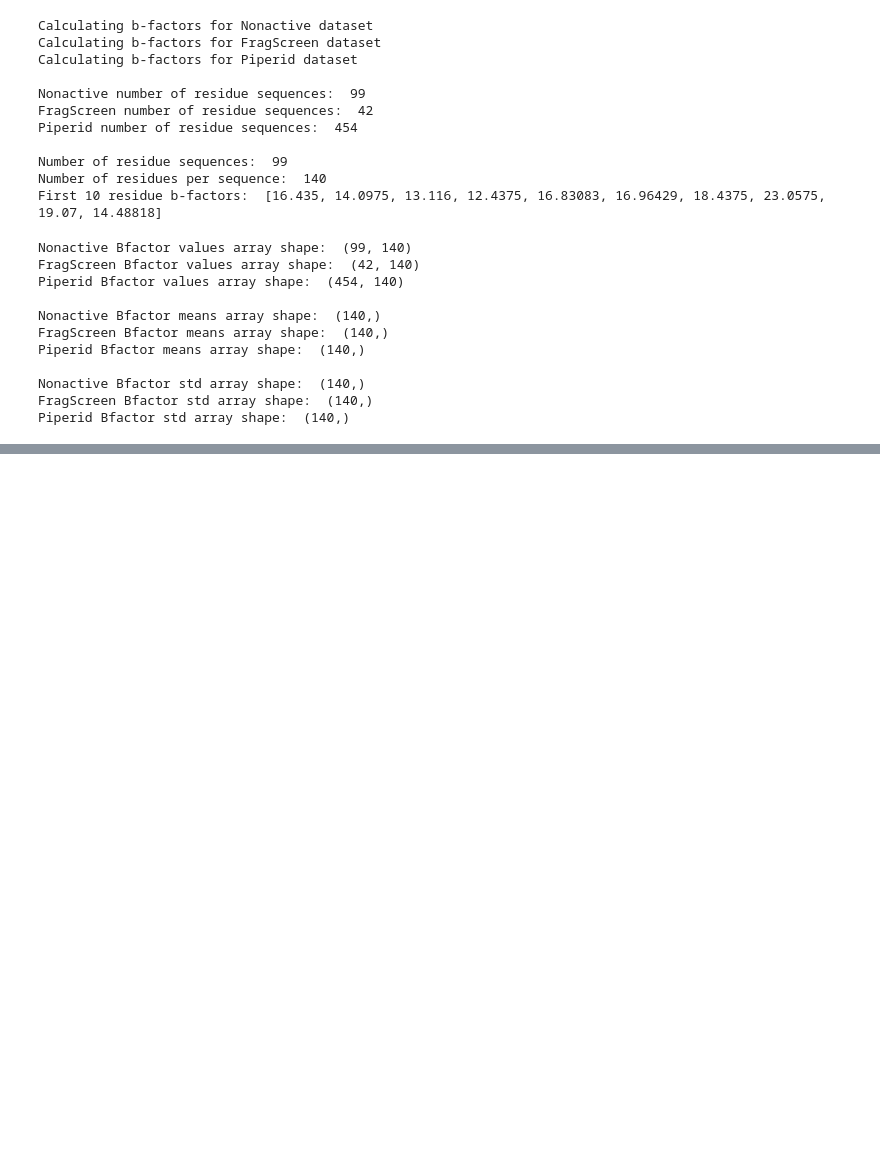
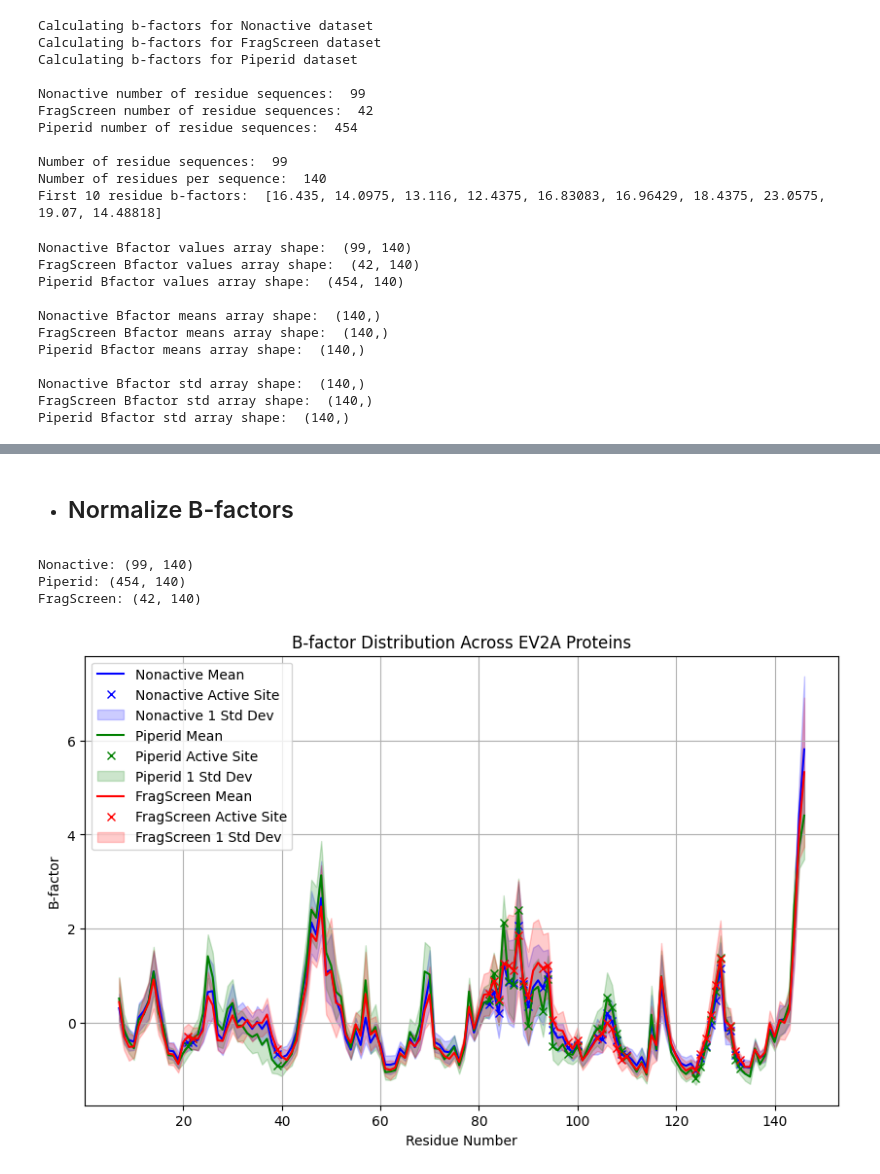
Before and after one commit to xchem/xaidar, a Jupyter notebook: notebooks/tasks/ev2a/fragalysis/03-conf_bfactor.ipynb, the cells around one changed output, grey strips where cells are left out. Saved outputs shown, nothing was run; the diff lists cells and outputs as text; code cells hidden in the pictures; blank space fills up the shorter version.

```diff
--- a/notebooks/tasks/ev2a/fragalysis/03-conf_bfactor.ipynb
+++ b/notebooks/tasks/ev2a/fragalysis/03-conf_bfactor.ipynb
@@ -461,0 +296,76 @@ plt.show()
+# %% [markdown]
+- ## Normalize B-factors
+# %%
+# Normalise b-factors plots
+norm_bfactor_dicts = dict()
+for dataset_name in ["Nonactive", "Piperid","FragScreen",  ]:
+    norm_bfactor_dicts[dataset_name] = dict()
+# print(sorted_bfactor_dicts["Nonactive"]["values"].shape )
+# print( np.mean( sorted_bfactor_dicts["Nonactive"]["values"], axis = 1).shape )
+    num_datasets = sorted_bfactor_dicts[dataset_name]["values"].shape[0]
+    norm_bfactor_dicts[dataset_name]["values"] = ( sorted_bfactor_dicts[dataset_name]["values"] - np.nanmean( sorted_bfactor_dicts[dataset_name]["values"], axis = 1).reshape( (num_datasets,1) ) ) / np.nanstd( sorted_bfactor_dicts[dataset_name]["values"], axis = 1).reshape( (num_datasets,1) )
+    norm_bfactor_dicts[dataset_name]["mean"] = np.nanmean( norm_bfactor_dicts[dataset_name]["values"], axis = 0)
+    norm_bfactor_dicts[dataset_name]["std"] = np.nanstd( norm_bfactor_dicts[dataset_name]["values"], axis = 0)
+    print("{}: {}".format(dataset_name, norm_bfactor_dicts[dataset_name]["values"].shape))
+# %% [output]
+Nonactive: (99, 140)
+Piperid: (454, 140)
+FragScreen: (42, 140)
+# %%
+# Plot b-factors Distribution
+active_site_res_idxs  = np.array( [14, 15, 32, 75, 76, 77, 78, 79, 80, 81, 82, 83, 86, 87, 88, 91, 93, 97, 98, 99, 100, 101, 102, 103, 117, 118, 119, 120, 121, 122, 124, 125, 126])
+import matplotlib.pyplot as plt
+residues_num = np.arange(7, len(ref_seq)+7)
+plt.figure(figsize=(10,6))
+for dataset_name, color in zip(["Nonactive", "Piperid","FragScreen",  ][:], ['blue', 'green', 'red'][:]):
+    bfactor_mean = norm_bfactor_dicts[ dataset_name ]["mean"]
+    bfactor_std = norm_bfactor_dicts[ dataset_name ]["std"]
+    plt.plot( residues_num, bfactor_mean, label="{} Mean".format(dataset_name)
+             , color= color)
+
+    plt.plot( active_site_res_idxs + 7, bfactor_mean[active_site_res_idxs],"x",   label="{} Active Site".format(dataset_name)
+            , color= color)
+
+    plt.fill_between(residues_num, bfactor_mean - bfactor_std,
+                      bfactor_mean + bfactor_std, color=color, alpha=0.2,
+                    label="{} 1 Std Dev".format(dataset_name)  )
+plt.xlabel("Residue Number")
+plt.ylabel("B-factor")
+plt.title("B-factor Distribution Across EV2A Proteins")
+plt.legend()
+plt.grid()
+plt.show()
+
+# Plot Separetly
+
+# fig, ax  = plt.subplots( 3, 1 ,  figsize=(20,30), sharey=True)
+# for i, (dataset_name, color) in enumerate(zip(["Nonactive", "Piperid","FragScreen",  ], ['blue', 'green', 'red'])):
+
+#     bfactor_mean = norm_bfactor_dicts[ dataset_name ]["mean"]
+#     bfactor_std = norm_bfactor_dicts[ dataset_name ]["std"]
+#     ax[i].plot( residues_num, bfactor_mean, label="{} Mean".format(dataset_name)
+#              , color= color)
+#     ax[i].plot( active_site_res_idxs + 7, bfactor_mean[active_site_res_idxs],"x",   label="{} Active Site".format(dataset_name)
+#             , color= color)
+
+#     ax[i].fill_between( residues_num, bfactor_mean - bfactor_std,
+#                       bfactor_mean + bfactor_std, color=color, alpha=0.2,
+#                     label="{} 1 Std Dev".format(dataset_name) )
+#     ax[i].set_xlabel("Residue Number")
+#     ax[i].set_ylabel("B-factor")
+#     ax[i].set_title("B-factor Distribution Across EV2A Proteins")
+#     ax[i].legend()
+
+#     b_factor_vals = norm_bfactor_dicts[dataset_name]["values"]
+#     start, end =  b_factor_vals.shape[0] - (b_factor_vals.shape[0]) ,  b_factor_vals.shape[0]-1,
+#     num_datapoints = b_factor_vals.shape[0]
+#     select_values = np.linspace( start, end, num_datapoints, dtype=np.int64 )
+#     # for values in b_factor_vals[ select_values]:
+#     #     ax[i, 1].plot( residues_num, values)
+#     # print(select_values)
+#     # break
+
+# # plt.grid()
+# plt.show()
+# %% [output]
+[figure, added]
```
Also changed, not shown: parts of 61 cells of this notebook, 2 other files.
